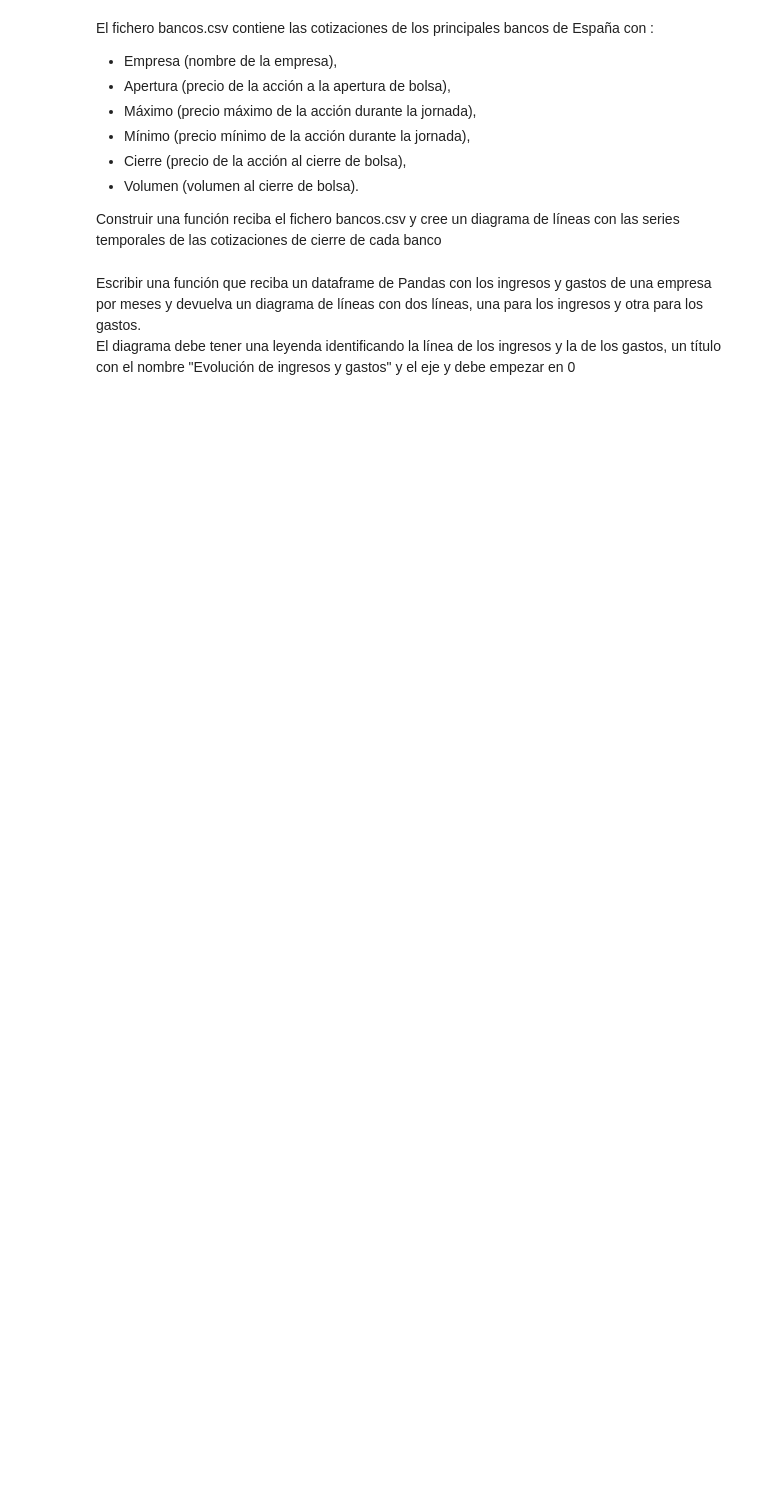
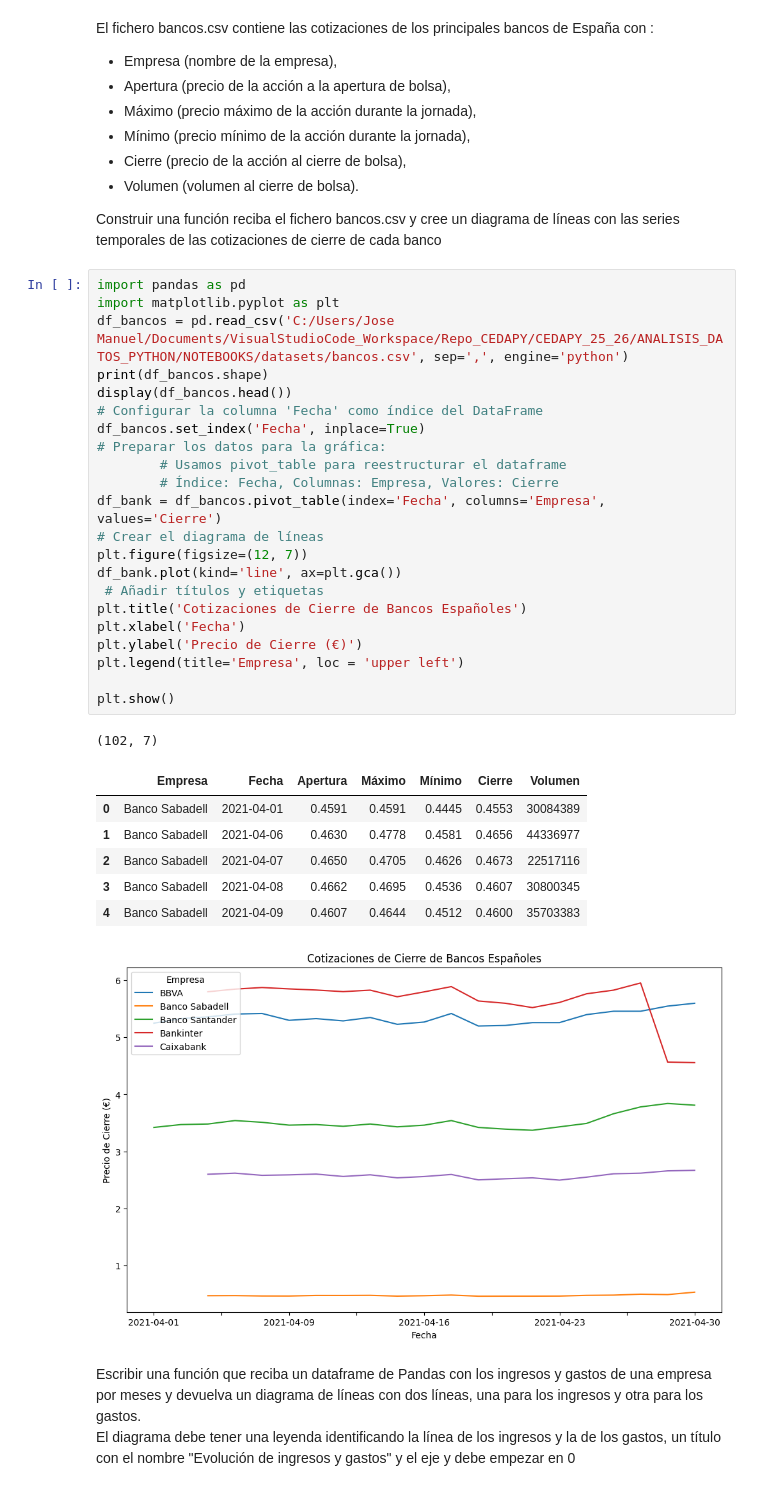
Before and after one commit to jmrodriguez2552/CEDAPY_25_26, a Jupyter notebook: ANALISIS_DATOS_PYTHON/NOTEBOOKS/EJERCICIOS/5101_EJERCICIO-5_Gráficos_Matplotlib.ipynb, the cells around one changed output. Cells and saved outputs as stored; diff of their text form; blank space fills up the shorter version.

```diff
--- a/ANALISIS_DATOS_PYTHON/NOTEBOOKS/EJERCICIOS/5101_EJERCICIO-5_Gráficos_Matplotlib.ipynb
+++ b/ANALISIS_DATOS_PYTHON/NOTEBOOKS/EJERCICIOS/5101_EJERCICIO-5_Gráficos_Matplotlib.ipynb
@@ -45,6 +91,37 @@ El fichero bancos.csv contiene las cotizaciones de los principales bancos de Esp
 - Volumen (volumen al cierre de bolsa).
 
 Construir una función reciba el fichero bancos.csv y cree un diagrama de líneas con las series temporales de las cotizaciones de cierre de cada banco
+# %%
+import pandas as pd
+import matplotlib.pyplot as plt
+df_bancos = pd.read_csv('C:/Users/Jose Manuel/Documents/VisualStudioCode_Workspace/Repo_CEDAPY/CEDAPY_25_26/ANALISIS_DATOS_PYTHON/NOTEBOOKS/datasets/bancos.csv', sep=',', engine='python')
+print(df_bancos.shape)
+display(df_bancos.head())
+# Configurar la columna 'Fecha' como índice del DataFrame
+df_bancos.set_index('Fecha', inplace=True)
+# Preparar los datos para la gráfica:
+        # Usamos pivot_table para reestructurar el dataframe
+        # Índice: Fecha, Columnas: Empresa, Valores: Cierre
+df_bank = df_bancos.pivot_table(index='Fecha', columns='Empresa', values='Cierre')
+# Crear el diagrama de líneas
+plt.figure(figsize=(12, 7))
+df_bank.plot(kind='line', ax=plt.gca())
+ # Añadir títulos y etiquetas
+plt.title('Cotizaciones de Cierre de Bancos Españoles')
+plt.xlabel('Fecha')
+plt.ylabel('Precio de Cierre (€)')
+plt.legend(title='Empresa', loc = 'upper left')
+
+plt.show()
+# %% [output]
+(102, 7)
+|  | Empresa | Fecha | Apertura | Máximo | Mínimo | Cierre | Volumen |
+| 0 | Banco Sabadell | 2021-04-01 | 0.4591 | 0.4591 | 0.4445 | 0.4553 | 30084389 |
+| 1 | Banco Sabadell | 2021-04-06 | 0.4630 | 0.4778 | 0.4581 | 0.4656 | 44336977 |
+| 2 | Banco Sabadell | 2021-04-07 | 0.4650 | 0.4705 | 0.4626 | 0.4673 | 22517116 |
+| 3 | Banco Sabadell | 2021-04-08 | 0.4662 | 0.4695 | 0.4536 | 0.4607 | 30800345 |
+| 4 | Banco Sabadell | 2021-04-09 | 0.4607 | 0.4644 | 0.4512 | 0.4600 | 35703383 |
+[figure, added]
 # %% [markdown]
 Escribir una función que reciba un dataframe de Pandas con los ingresos y gastos de una empresa por meses y devuelva un diagrama de líneas con dos líneas, una para los ingresos y otra para los gastos.
 El diagrama debe tener una leyenda identificando la línea de los ingresos y la de los gastos, un título con el nombre "Evolución de ingresos y gastos" y el eje y debe empezar en 0
```
Also changed, not shown: parts of 9 cells of this notebook, 1 other file.
